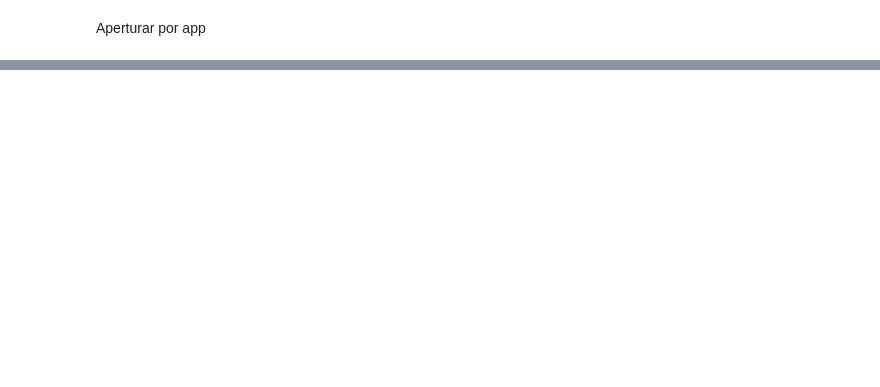
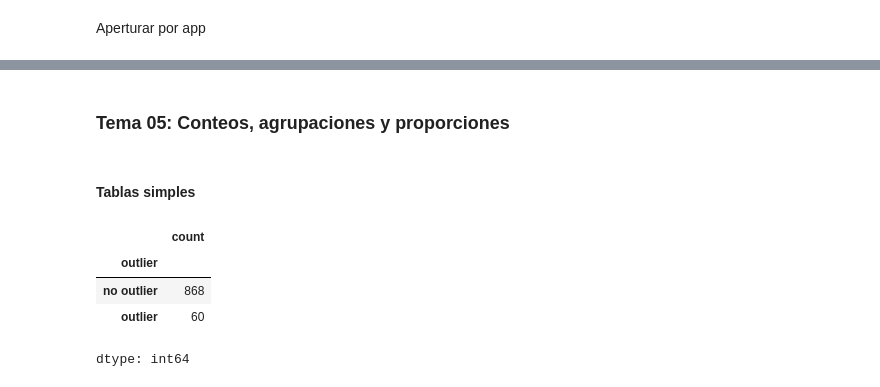
Before and after one commit to auzaluis/upsa_mod_202402, a Jupyter notebook: personalidad/01-script-ETL-personalidad.ipynb, the cells around one changed output, grey strips where cells are left out. Cells and saved outputs as stored; diff of their text form; code cells hidden in the pictures; blank space fills up the shorter version.

```diff
--- a/personalidad/01-script-ETL-personalidad.ipynb
+++ b/personalidad/01-script-ETL-personalidad.ipynb
@@ -517,0 +543,13 @@ boxplot_02.show()
+# %% [markdown]
+### **Tema 05: Conteos, agrupaciones y proporciones**
+# %% [markdown]
+#### **Tablas simples**
+# %%
+# conteo
+df9['outlier'].value_counts()
+# %% [output]
+|  | count |
+| outlier |  |
+| no outlier | 868 |
+| outlier | 60 |
+dtype: int64
```
Also changed, not shown: parts of 22 cells of this notebook.
